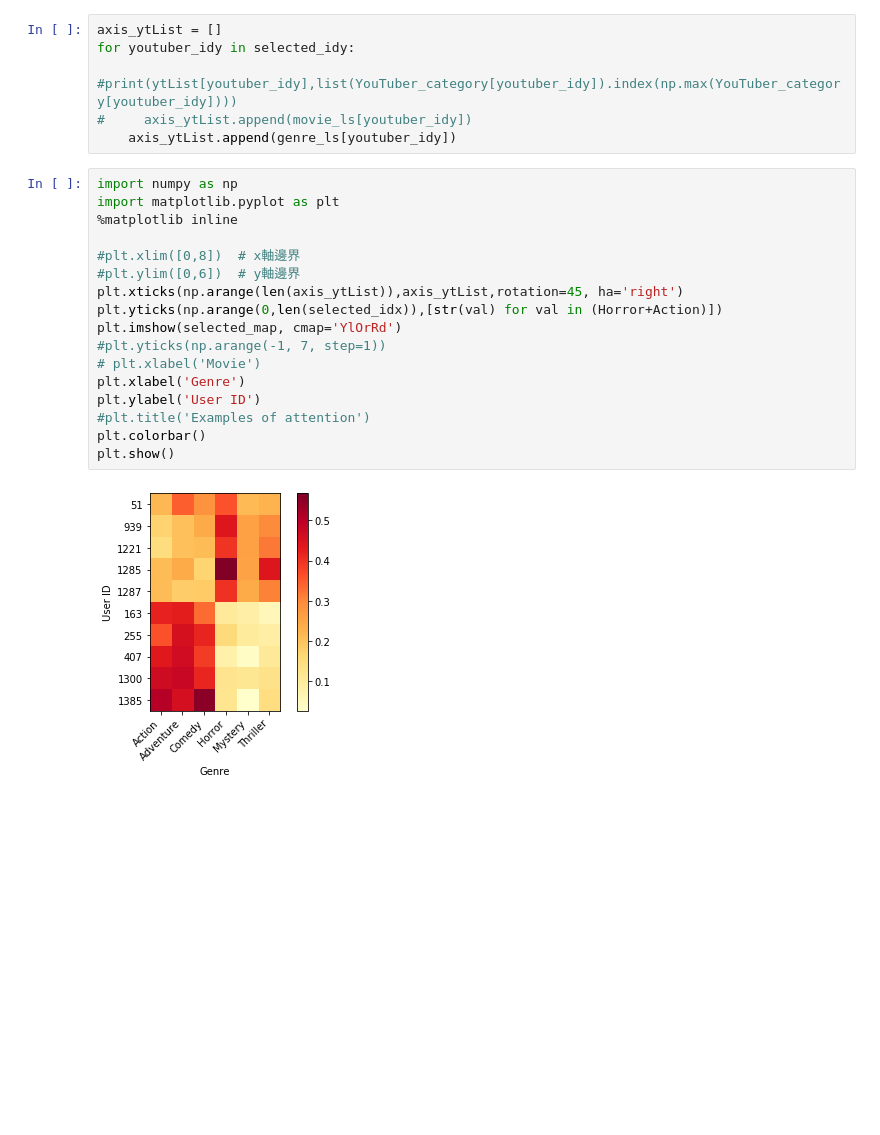
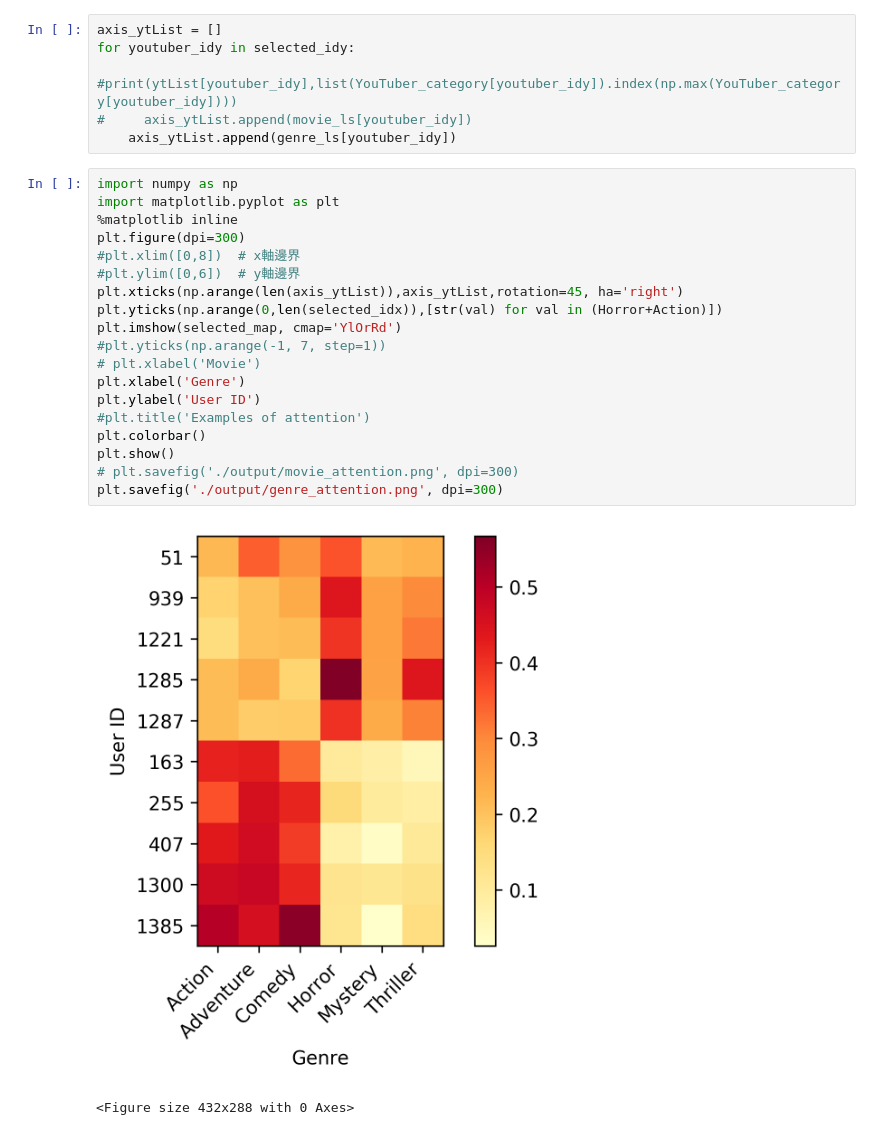
Before and after one commit to arrowill74/GPUbackup, a Jupyter notebook: MRM/AttentionGraph.ipynb, the cells around one changed output. Drawn from its saved outputs; the diff is of its cells as text; blank space fills up the shorter version.

```diff
--- a/MRM/AttentionGraph.ipynb
+++ b/MRM/AttentionGraph.ipynb
@@ -298,19 +299,22 @@ for youtuber_idy in selected_idy:
 # %%
 import numpy as np
 import matplotlib.pyplot as plt
 %matplotlib inline
-
+plt.figure(dpi=300)
 #plt.xlim([0,8])  # x軸邊界
 #plt.ylim([0,6])  # y軸邊界
 plt.xticks(np.arange(len(axis_ytList)),axis_ytList,rotation=45, ha='right')
 plt.yticks(np.arange(0,len(selected_idx)),[str(val) for val in (Horror+Action)])
 plt.imshow(selected_map, cmap='YlOrRd')
 #plt.yticks(np.arange(-1, 7, step=1))
 # plt.xlabel('Movie')
 plt.xlabel('Genre')
 plt.ylabel('User ID')
 #plt.title('Examples of attention')
 plt.colorbar()
 plt.show()
+# plt.savefig('./output/movie_attention.png', dpi=300)
+plt.savefig('./output/genre_attention.png', dpi=300)
 # %% [output]
-[figure, old version]
+[figure, new version]
+<Figure size 432x288 with 0 Axes>
```
Also changed, not shown: parts of 2 cells of this notebook, 43 other files.
